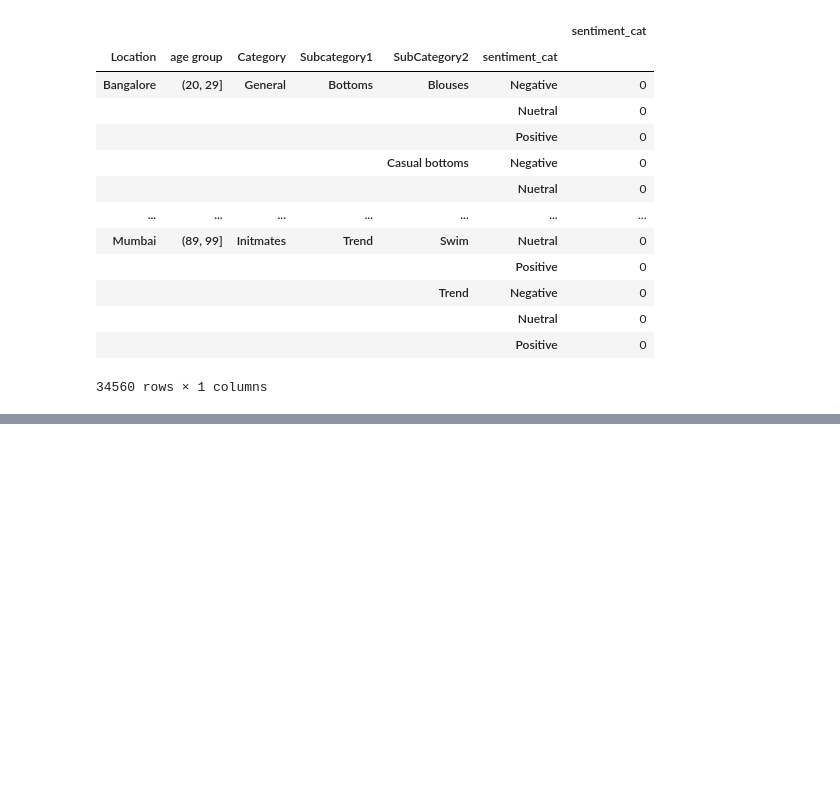
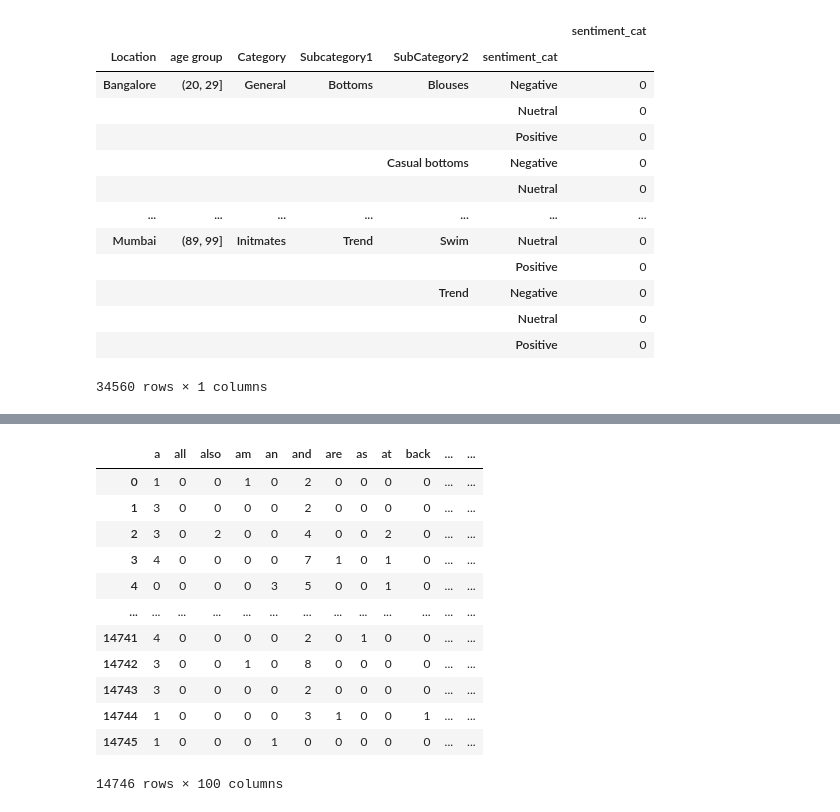
Before and after one commit to panhachom/data-science-for-ecommerce, a Jupyter notebook: data.ipynb, the cells around one changed output, grey strips where cells are left out. Drawn from its saved outputs; the diff is of its cells as text; code cells hidden in the pictures; blank space fills up the shorter version.

```diff
--- a/data.ipynb
+++ b/data.ipynb
@@ -669,0 +691,10 @@ data.groupby(['Location', 'age group','Category','Subcategory1','SubCategory2',"
+# %%
+X4 = data['Review Text']
+y4 = data['Recommend Flag']
+
+# split the new DataFrame into training and testing sets
+X4_train, X4_test, y4_train, y4_test = train_test_split(X4, y4, random_state=1)
+print(X4_train.shape)
+print(X4_test.shape)
+print(y4_train.shape)
+print(y4_test.shape)
@@ -669,0 +706,31 @@ data.groupby(['Location', 'age group','Category','Subcategory1','SubCategory2',"
+# %%
+X4_train = X4_train.apply(lambda x: clean_text(x))
+X4_test = X4_test.apply(lambda x: clean_text(x))
+# %%
+#Train
+count_vect = CountVectorizer(analyzer='word',
+                             token_pattern=r'\w{1,}',
+                             ngram_range=(1, 1 ),
+                             min_df=5,
+                             lowercase = True,
+                             encoding='latin-1' ,
+                             max_features=100)
+X_train_count4 = count_vect.fit_transform(X4_train)
+feature_names_count = count_vect.get_feature_names_out()
+
+tfidf_vect = TfidfVectorizer(analyzer='word',
+                             token_pattern=r'\w{1,}',
+                             ngram_range=(1, 1 ),
+                             min_df=5,
+                             encoding='latin-1' ,
+                             lowercase = True,
+                             max_features=100)
+X_train_tfidf4 = tfidf_vect.fit_transform(X4_train)
+feature_names_tfidf = tfidf_vect.get_feature_names_out()
+
+#Test
+X_test_count4 = count_vect.transform(X4_test)
+X_test_tfidf4 = tfidf_vect.transform(X4_test)
+# %%
+dtm_count=pd.DataFrame(X_train_count4.toarray(), columns=count_vect.get_feature_names_out())
+dtm_tfidf=pd.DataFrame(X_train_tfidf4.toarray(), columns=tfidf_vect.get_feature_names_out())
@@ -669,0 +775,16 @@ data.groupby(['Location', 'age group','Category','Subcategory1','SubCategory2',"
+# %%
+dtm_count
+# %% [output]
+|  | a | all | also | am | an | and | are | as | at | back | ... | ... |
+| 0 | 1 | 0 | 0 | 1 | 0 | 2 | 0 | 0 | 0 | 0 | ... | ... |
+| 1 | 3 | 0 | 0 | 0 | 0 | 2 | 0 | 0 | 0 | 0 | ... | ... |
+| 2 | 3 | 0 | 2 | 0 | 0 | 4 | 0 | 0 | 2 | 0 | ... | ... |
+| 3 | 4 | 0 | 0 | 0 | 0 | 7 | 1 | 0 | 1 | 0 | ... | ... |
+| 4 | 0 | 0 | 0 | 0 | 3 | 5 | 0 | 0 | 1 | 0 | ... | ... |
+| ... | ... | ... | ... | ... | ... | ... | ... | ... | ... | ... | ... | ... |
+| 14741 | 4 | 0 | 0 | 0 | 0 | 2 | 0 | 1 | 0 | 0 | ... | ... |
+| 14742 | 3 | 0 | 0 | 1 | 0 | 8 | 0 | 0 | 0 | 0 | ... | ... |
+| 14743 | 3 | 0 | 0 | 0 | 0 | 2 | 0 | 0 | 0 | 0 | ... | ... |
+| 14744 | 1 | 0 | 0 | 0 | 0 | 3 | 1 | 0 | 0 | 1 | ... | ... |
+| 14745 | 1 | 0 | 0 | 0 | 1 | 0 | 0 | 0 | 0 | 0 | ... | ... |
+14746 rows × 100 columns
```
Also changed, not shown: parts of 48 cells of this notebook, 5 other files.
